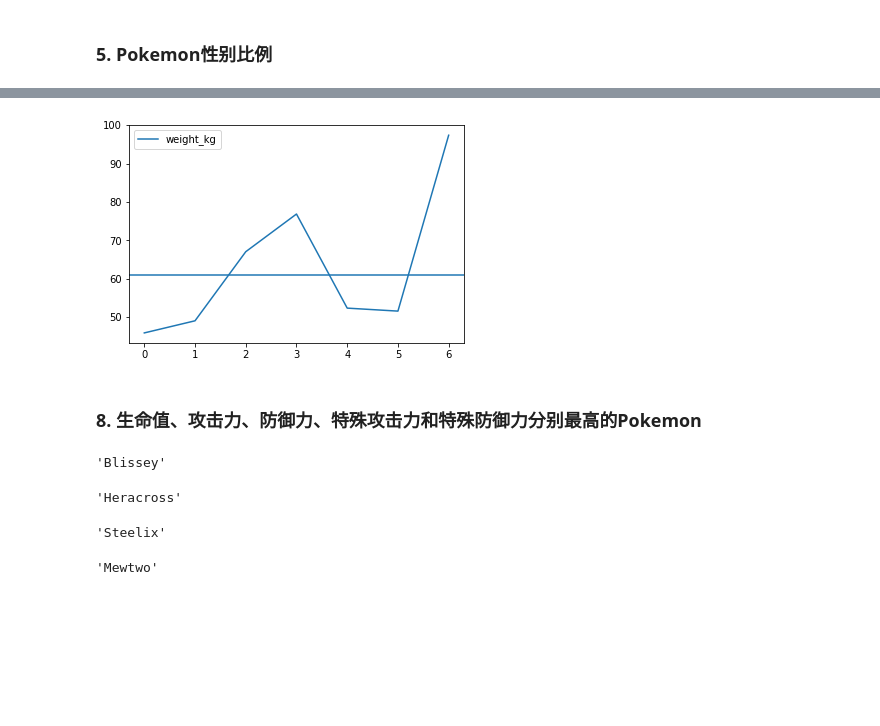
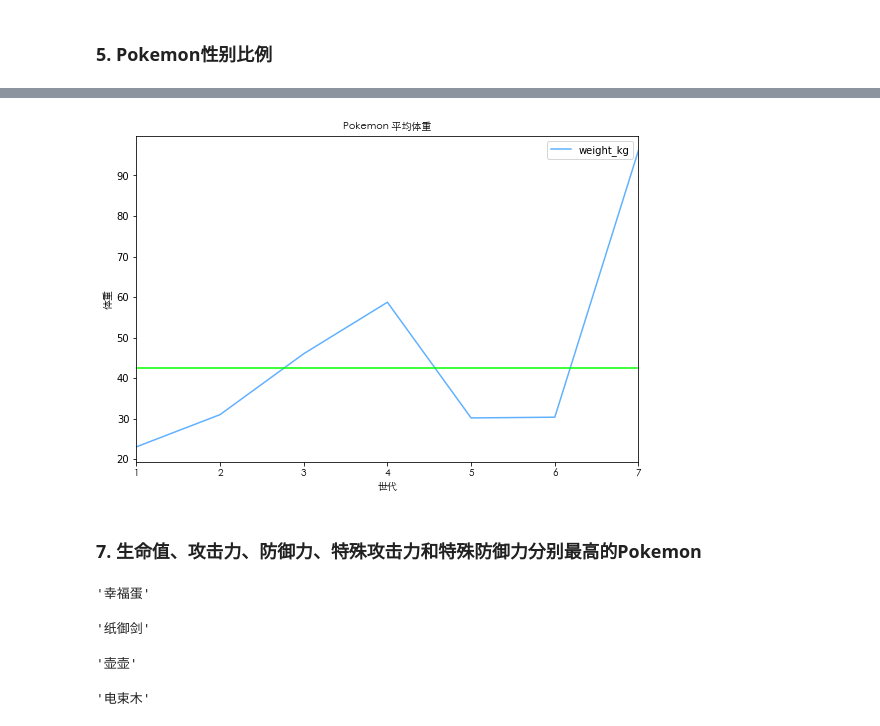
Before and after one commit to ezra1218/pokemon-stats, a Jupyter notebook: pokemon-analysis.ipynb, the cells around one changed output, grey strips where cells are left out. Cells and saved outputs as stored; diff of their text form; code cells hidden in the pictures; blank space fills up the shorter version.

```diff
--- a/pokemon-analysis.ipynb
+++ b/pokemon-analysis.ipynb
@@ -221,4 +242,17 @@ memory usage: 259.2+ KB
 # %% [markdown]
 <a id='eda'></a>
 ## 三. 探索性数据分析
+# %%
+def draw_chart(data, kind, color, title, xlabel, ylabel, figsize=(9, 6)):
+    '''
+    根据传入的值绘制对应图表
+    '''
+    # 设置字体
+    font = fm.FontProperties(fname='/System/Library/Fonts/STHeiti Light.ttc')
+    # 绘制图表
+    data.plot(kind=kind, color=color, alpha=.7, figsize=figsize)
+    plt.title(title, fontproperties=font)
+    plt.xlabel(xlabel, fontproperties=font)
+    plt.ylabel(ylabel, fontproperties=font)
+    plt.xticks(fontproperties=font)
 # %% [markdown]
@@ -257,4 +288,4 @@ most_fre_2 = df.type2.value_counts()
 # %%
 top_base_df = pd.DataFrame(columns=df.columns)
 for i in range(7):
-    top_base_df.loc[i] = df.iloc[df[df['generation'] == i+1].base_total.idxmax()]
+    top_base_df.loc[i] = df.iloc[df[df['generation'] == i+1].total.idxmax()]
@@ -282,5 +313,0 @@ df.percentage_male.count() / df.shape[0]
-# %%
-legend = []
-
-for i in range(7):
-    legend.append(df[(df['generation'] == i+1) & (df['is_legendary'] == 1)].shape[0] / df[df['generation'] == i+1].shape[0])
@@ -313,26 +329,27 @@ plt.axhline(df.height_m.mean());
 # %%
-weights = pd.DataFrame({'weight_kg': mean_weight})
+weights = pd.DataFrame({'weight_kg': mean_weight}, index=[1,2,3,4,5,6,7])
 # %%
-weights.plot(kind='line')
-plt.axhline(df.weight_kg.mean());
+draw_chart(weights, 'line', 'dodgerblue', 'Pokemon 平均体重', '世代', '体重')
+plt.axhline(df.weight_kg.mean(), color='lime')
+plt.show();
 # %% [output]
-[figure, old version]
+[figure, new version]
 # %% [markdown]
-### 8. 生命值、攻击力、防御力、特殊攻击力和特殊防御力分别最高的Pokemon
+### 7. 生命值、攻击力、防御力、特殊攻击力和特殊防御力分别最高的Pokemon
 # %%
-df.iloc[df.hp.idxmax()]['name']
+df.iloc[df.hp.idxmax()]['chinese_name']
 # %% [output]
-'Blissey'
+'幸福蛋'
 # %%
-df.iloc[df.attack.idxmax()]['name']
+df.iloc[df.atk.idxmax()]['chinese_name']
 # %% [output]
-'Heracross'
+'纸御剑'
 # %%
-df.iloc[df.defense.idxmax()]['name']
+df.iloc[df.defense.idxmax()]['chinese_name']
 # %% [output]
-'Steelix'
+'壶壶'
 # %%
-df.iloc[df.sp_attack.idxmax()]['name']
+df.iloc[df.spatk.idxmax()]['chinese_name']
 # %% [output]
-'Mewtwo'
+'电束木'
 # %%
```
Also changed, not shown: parts of 26 cells of this notebook.
